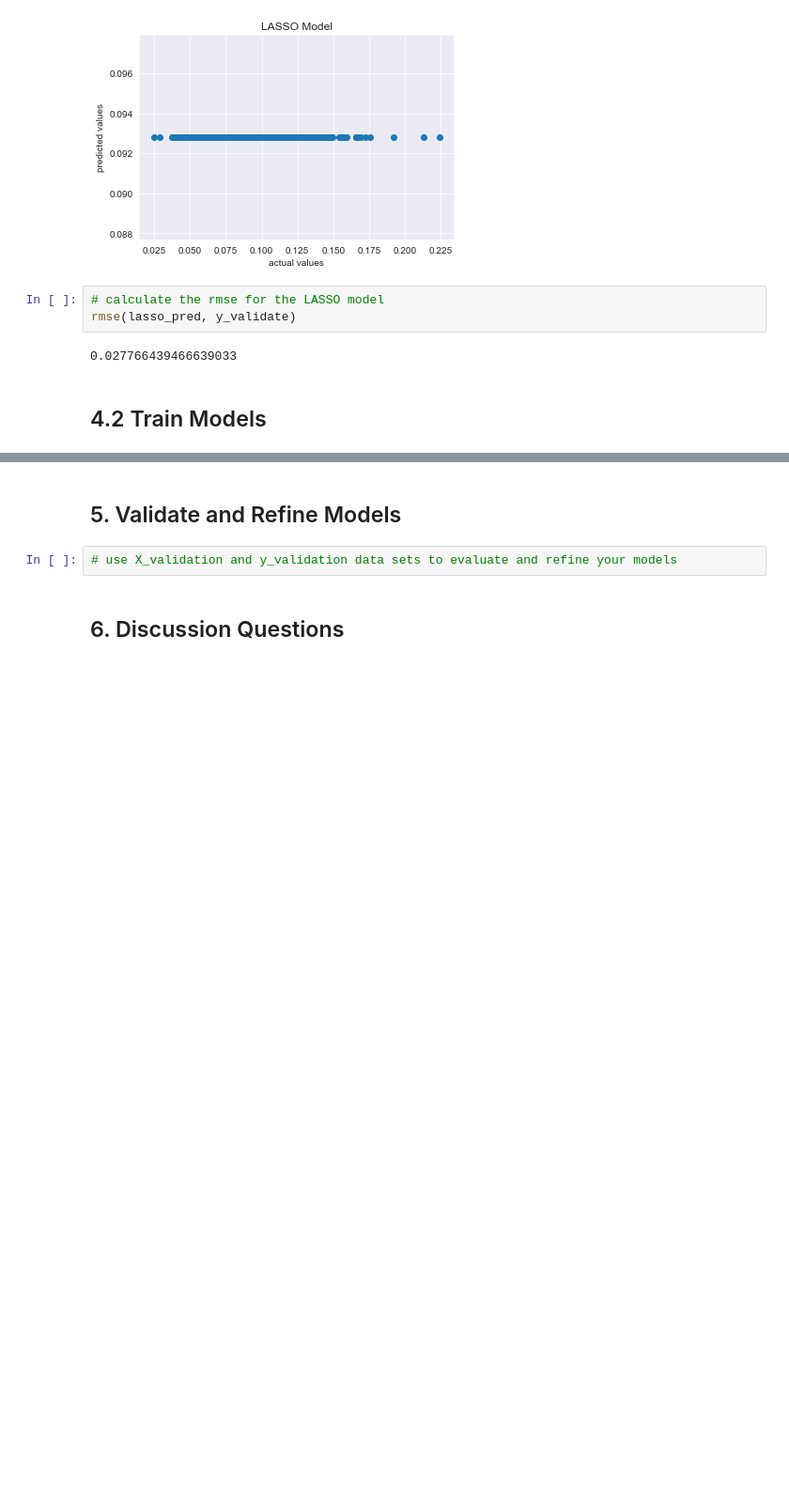
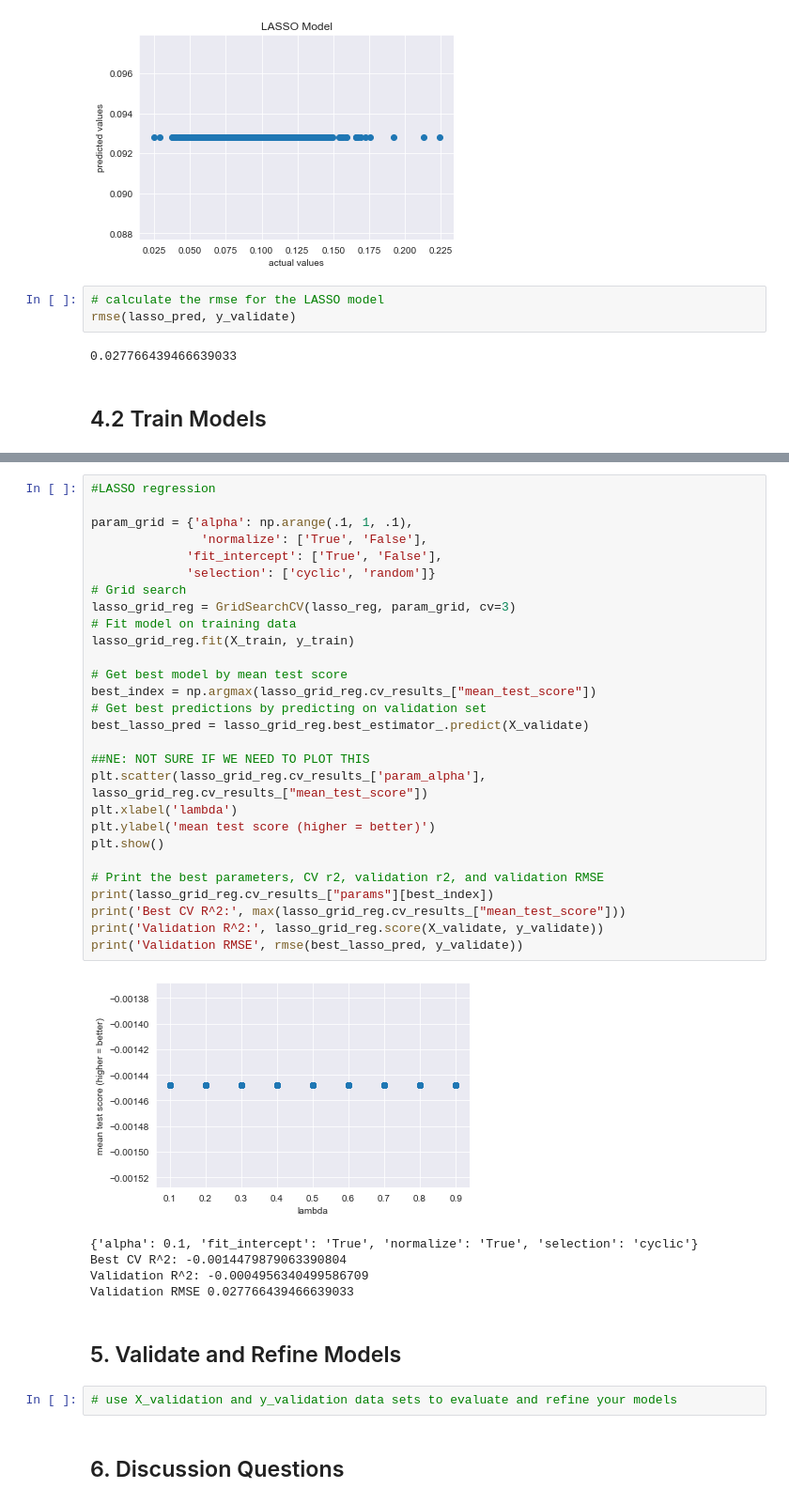
Before and after one commit to aramburoc/CSS_Project2_Group1, a Jupyter notebook: Project 2 Students.ipynb, the cells around one changed output, grey strips where cells are left out. Shown at 94% size. Saved outputs shown, nothing was run; the diff lists cells and outputs as text; blank space fills up the shorter version.

```diff
--- a/Project 2 Students.ipynb
+++ b/Project 2 Students.ipynb
@@ -548,3 +609,37 @@ rmse(lasso_pred, y_validate)
+# %%
+#LASSO regression
+
+param_grid = {'alpha': np.arange(.1, 1, .1),
+               'normalize': ['True', 'False'],
+             'fit_intercept': ['True', 'False'],
+             'selection': ['cyclic', 'random']}
+# Grid search
+lasso_grid_reg = GridSearchCV(lasso_reg, param_grid, cv=3)
+# Fit model on training data
+lasso_grid_reg.fit(X_train, y_train)
+
+# Get best model by mean test score
+best_index = np.argmax(lasso_grid_reg.cv_results_["mean_test_score"])
+# Get best predictions by predicting on validation set
+best_lasso_pred = lasso_grid_reg.best_estimator_.predict(X_validate)
+
+##NE: NOT SURE IF WE NEED TO PLOT THIS
+plt.scatter(lasso_grid_reg.cv_results_['param_alpha'], lasso_grid_reg.cv_results_["mean_test_score"])
+plt.xlabel('lambda')
+plt.ylabel('mean test score (higher = better)')
+plt.show()
+
+# Print the best parameters, CV r2, validation r2, and validation RMSE
+print(lasso_grid_reg.cv_results_["params"][best_index])
+print('Best CV R^2:', max(lasso_grid_reg.cv_results_["mean_test_score"]))
+print('Validation R^2:', lasso_grid_reg.score(X_validate, y_validate))
+print('Validation RMSE', rmse(best_lasso_pred, y_validate))
+# %% [output]
+[figure, added]
+{'alpha': 0.1, 'fit_intercept': 'True', 'normalize': 'True', 'selection': 'cyclic'}
+Best CV R^2: -0.0014479879063390804
+Validation R^2: -0.0004956340499586709
+Validation RMSE 0.027766439466639033
 # %% [markdown]
 ## 5. Validate and Refine Models
 # %%
```
Also changed, not shown: parts of 3 cells of this notebook.
